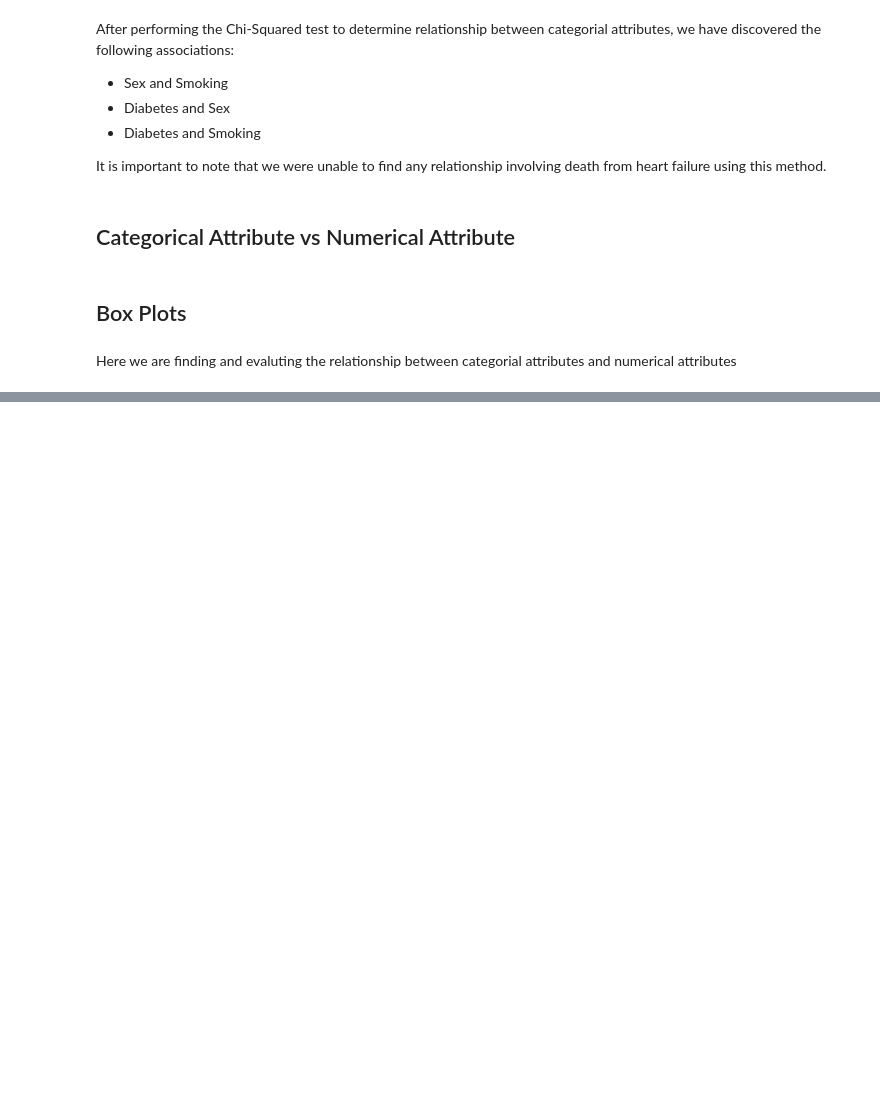
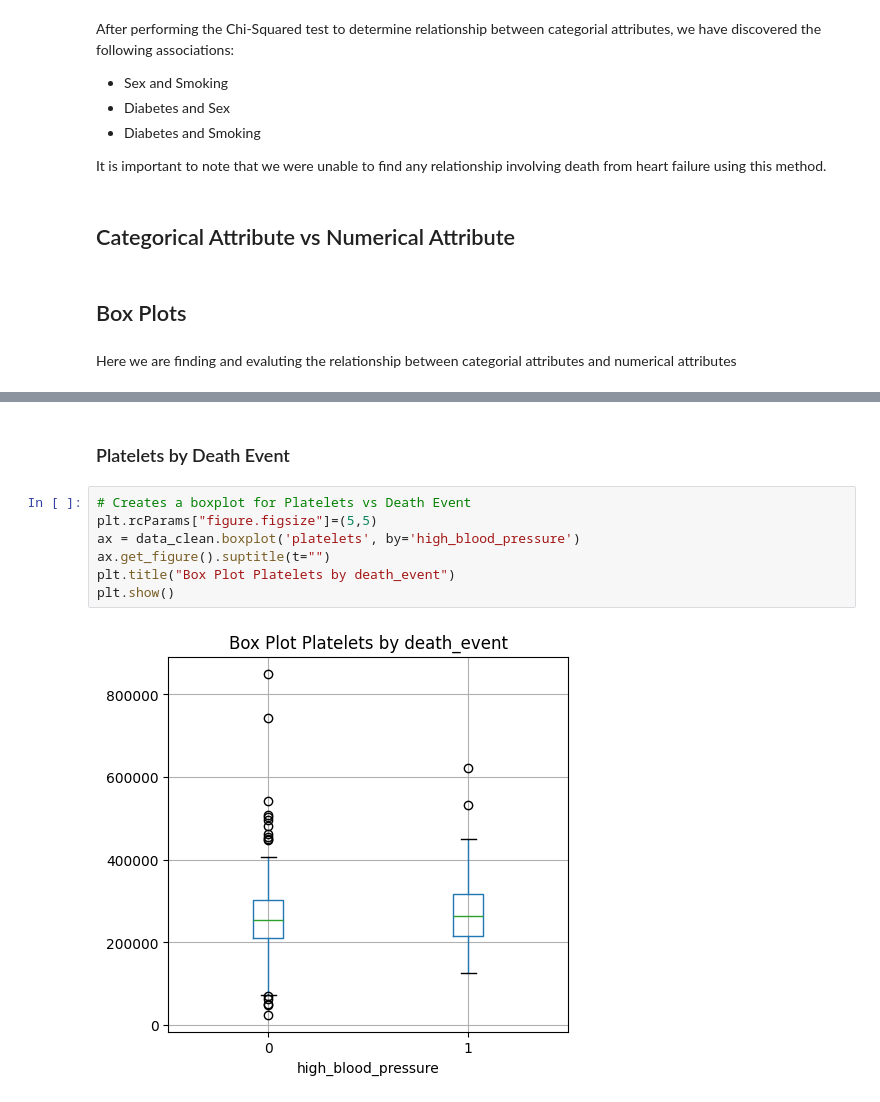
Before and after one commit to Bencp2/HeartDisease, a Jupyter notebook: HeartDiseaseAnalysis.ipynb, the cells around one changed output, grey strips where cells are left out. Saved outputs shown, nothing was run; the diff lists cells and outputs as text; blank space fills up the shorter version.

```diff
--- a/HeartDiseaseAnalysis.ipynb
+++ b/HeartDiseaseAnalysis.ipynb
@@ -652,0 +650,11 @@ AttributeError: 'Axes' object has no attribute 'replace'
+# %% [markdown]
+### Platelets by Death Event
+# %%
+# Creates a boxplot for Platelets vs Death Event
+plt.rcParams["figure.figsize"]=(5,5)
+ax = data_clean.boxplot('platelets', by='high_blood_pressure')
+ax.get_figure().suptitle(t="")
+plt.title("Box Plot Platelets by death_event")
+plt.show()
+# %% [output]
+[figure, added]
```
Also changed, not shown: parts of 16 cells of this notebook.
